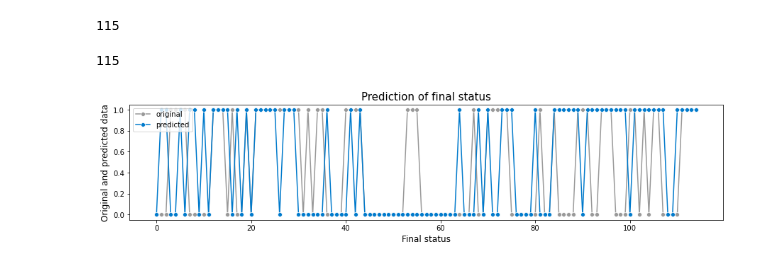
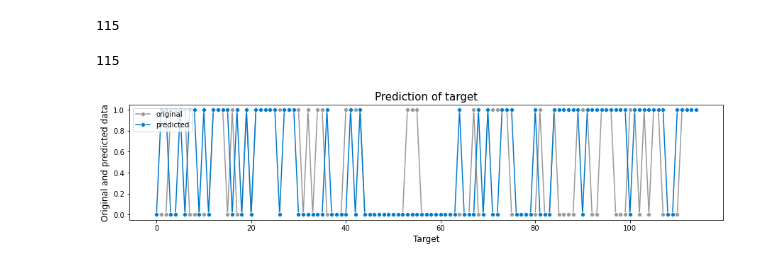
Before and after one commit to dominikapetru/femhack, a Jupyter notebook: prediction.ipynb, the cells around one changed output. Drawn from its saved outputs; the diff is of its cells as text; code cells hidden in the pictures.

```diff
--- a/prediction.ipynb
+++ b/prediction.ipynb
@@ -413,12 +413,12 @@ len(prediction['target'])
 # %%
 plt.figure(figsize =(15, 3))
 
 sns.lineplot(data=data_test['target'], color='#999999',label='original', marker='o')
 sns.lineplot(data=prediction['target'], color='#007acc',label='predicted', marker='o')
-plt.title("Prediction of final status",fontsize=15)
-plt.xlabel("Final status",fontsize=12)
+plt.title("Prediction of target",fontsize=15)
+plt.xlabel("Target",fontsize=12)
 plt.ylabel("Original and predicted data",fontsize=12)
 plt.legend(loc="upper left")
 plt.show()
 # %% [output]
-[figure, old version]
+[figure, new version]
```
Also changed, not shown: parts of 1 cell of this notebook.
